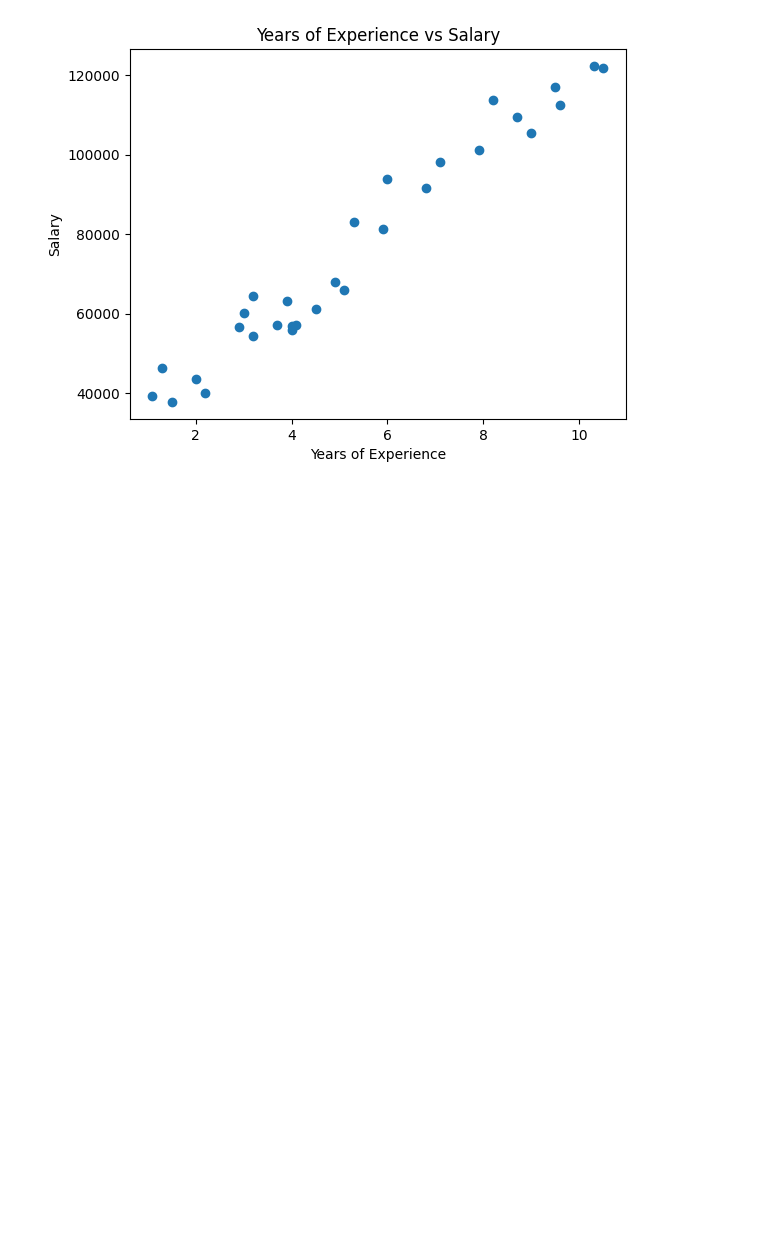
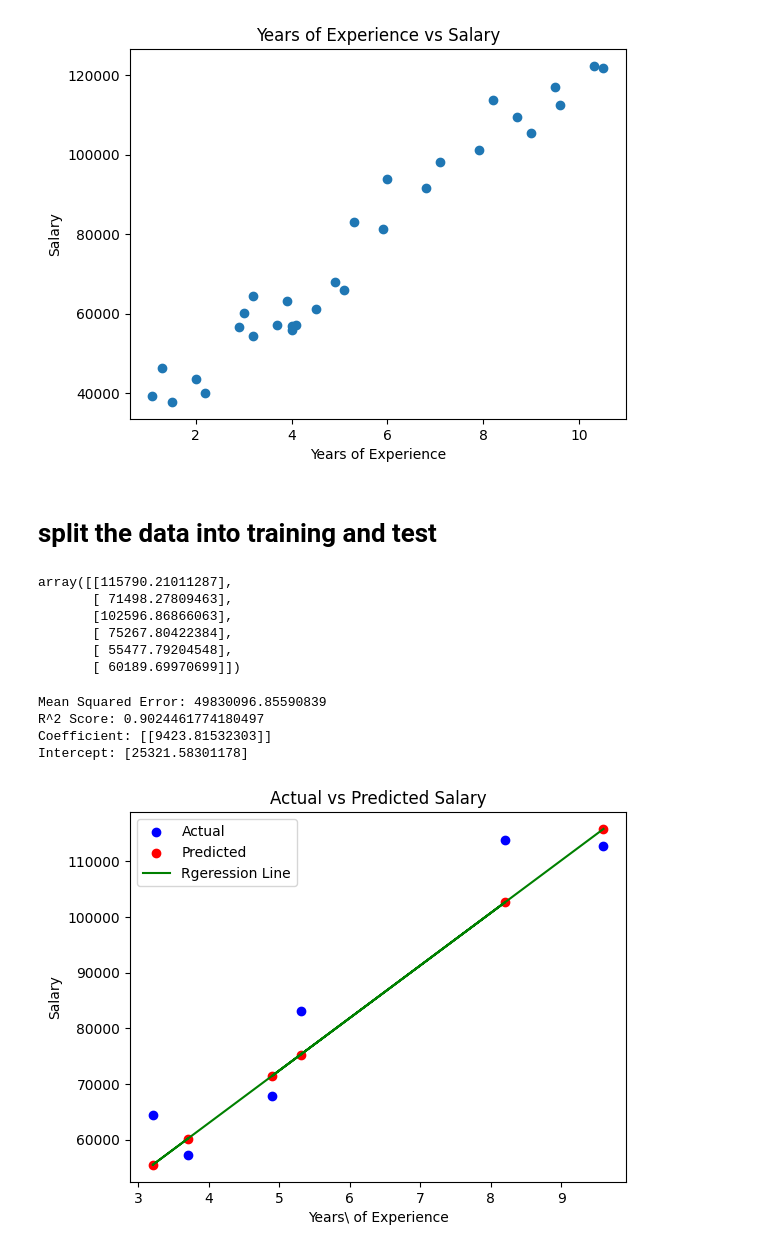
Before and after one commit to minhaz1172/Machine-Learning, a Jupyter notebook: Simple_Linear_Regression1.2.ipynb, the cells around one changed output. Cells and saved outputs as stored; diff of their text form; code cells hidden in the pictures; blank space fills up the shorter version.

Commit message:
Predict the model

```diff
--- a/Simple_Linear_Regression1.2.ipynb
+++ b/Simple_Linear_Regression1.2.ipynb
@@ -31,3 +31,47 @@ plt.title('Years of Experience vs Salary')
 # %% [output]
 Text(0.5, 1.0, 'Years of Experience vs Salary')
 [figure]
+# %% [markdown]
+#  split the data into training and test
+# %%
+X_train,X_test,y_train,y_test=train_test_split(x,y,test_size=0.2,random_state=42)
+model=LinearRegression()
+# fit the model
+model.fit(X_train,y_train)
+# make predictions
+y_pred=model.predict(X_test)
+y_pred
+# %% [output]
+array([[115790.21011287],
+       [ 71498.27809463],
+       [102596.86866063],
+       [ 75267.80422384],
+       [ 55477.79204548],
+       [ 60189.69970699]])
+# %%
+# Evaluate the model
+mse= mean_squared_error(y_test, y_pred)
+r2= r2_score(y_test, y_pred)
+print(f'Mean Squared Error: {mse}')
+print(f'R^2 Score: {r2}')
+coefficient=model.coef_
+intercept=model.intercept_
+print(f'Coefficient: {coefficient}')
+print(f'Intercept: {intercept}')
+# %% [output]
+Mean Squared Error: 49830096.85590839
+R^2 Score: 0.9024461774180497
+Coefficient: [[9423.81532303]]
+Intercept: [25321.58301178]
+# %%
+# Plot the predicted output Scatter plot
+plt.scatter(X_test, y_test, color='blue', label='Actual')
+plt.scatter(X_test, y_pred, color='red', label='Predicted')
+plt.plot(X_test, model.predict(X_test), color='green', label='Rgeression Line') #Regression line
+plt.xlabel('Years\ of Experience')
+plt.ylabel('Salary')
+plt.title('Actual vs Predicted Salary')
+plt.legend()
+plt.show()
+# %% [output]
+[figure, added]
```
